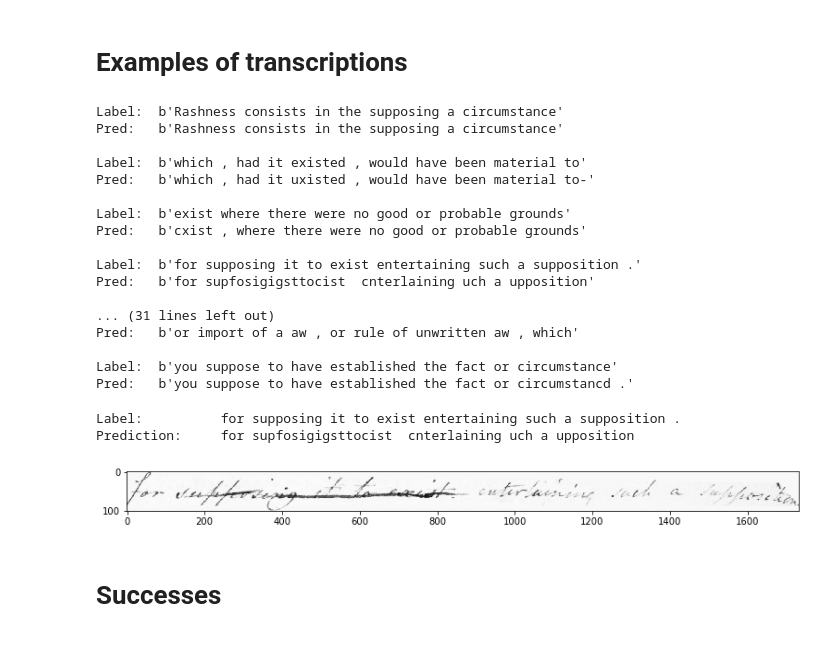
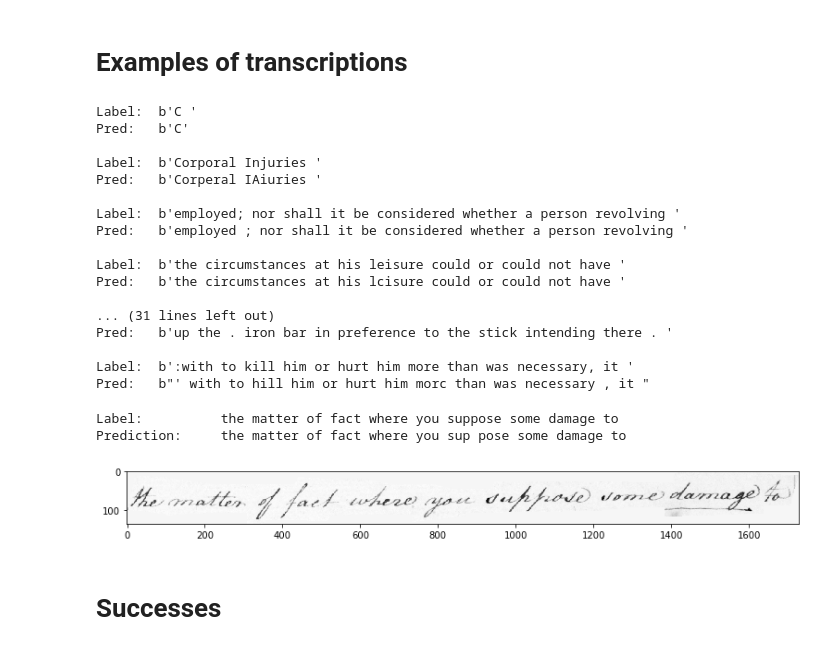
Before and after one commit to danhan52/text_recognition, a Jupyter notebook: modeling/view_predictions_temp.ipynb, the cells around one changed output. Drawn from its saved outputs; the diff is of its cells as text; code cells hidden in the pictures.

```diff
--- a/modeling/view_predictions_temp.ipynb
+++ b/modeling/view_predictions_temp.ipynb
@@ -64,33 +64,33 @@ def showIt(batch, b_ind):
 # %% [markdown]
 # Examples of transcriptions
 # %%
-i = 2
+i = 5
 for j in range(16):
     print("Label:\t{0}\nPred:\t{1}\n".format(labls[i][j], preddicts[i]["words"][j]))
 # %% [output]
-Label:  b'Rashness consists in the supposing a circumstance'
-Pred:   b'Rashness consists in the supposing a circumstance'
+Label:  b'C '
+Pred:   b'C'
 
-Label:  b'which , had it existed , would have been material to'
-Pred:   b'which , had it uxisted , would have been material to-'
+Label:  b'Corporal Injuries '
+Pred:   b'Corperal IAiuries '
 
-Label:  b'exist where there were no good or probable grounds'
-Pred:   b'cxist , where there were no good or probable grounds'
+Label:  b'employed; nor shall it be considered whether a person revolving '
+Pred:   b'employed ; nor shall it be considered whether a person revolving '
 
-Label:  b'for supposing it to exist entertaining such a supposition .'
-Pred:   b'for supfosigigsttocist  cnterlaining uch a upposition'
+Label:  b'the circumstances at his leisure could or could not have '
+Pred:   b'the circumstances at his lcisure could or could not have '
 
 ... (31 lines left out)
-Pred:   b'or import of a aw , or rule of unwritten aw , which'
+Pred:   b'up the . iron bar in preference to the stick intending there . '
 
-Label:  b'you suppose to have established the fact or circumstance'
-Pred:   b'you suppose to have established the fact or circumstancd .'
+Label:  b':with to kill him or hurt him more than was necessary, it '
+Pred:   b"' with to hill him or hurt him morc than was necessary , it "
 # %%
-showIt(2, 3)
+showIt(3, 11)
 # %% [output]
-Label:          for supposing it to exist entertaining such a supposition .
-Prediction:     for supfosigigsttocist  cnterlaining uch a upposition
+Label:          the matter of fact where you suppose some damage to
+Prediction:     the matter of fact where you sup pose some damage to
-[figure, old version]
+[figure, new version]
 # %% [markdown]
 # Successes
 # %%
```
Also changed, not shown: parts of 1 cell of this notebook, 1 other file.
